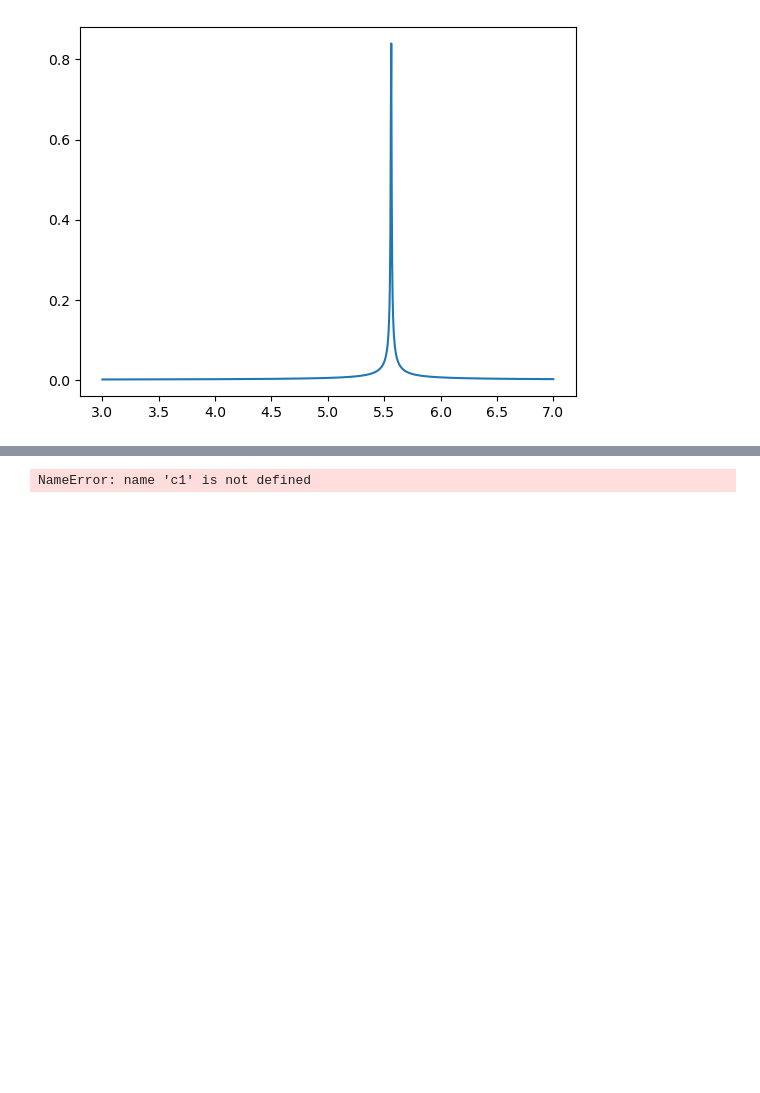
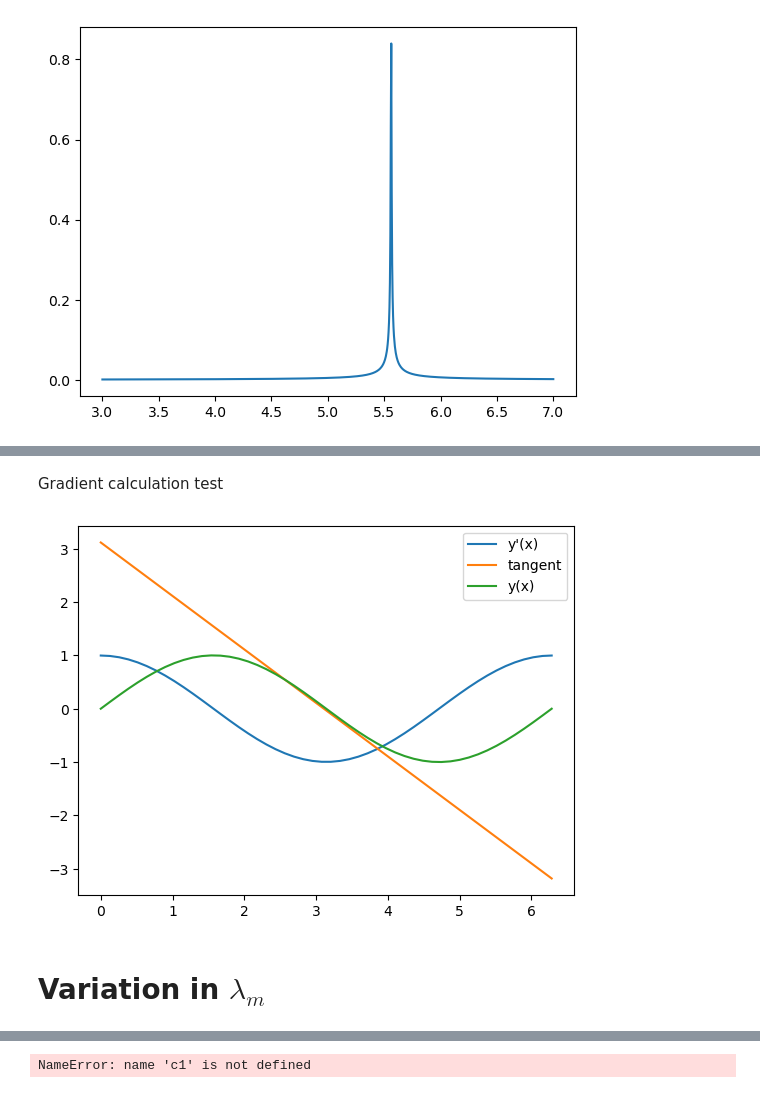
Before and after one commit to FazinHan/cavityCoupling, a Jupyter notebook: Purcelleffect.ipynb, the cells around one changed output, grey strips where cells are left out. Saved outputs shown, nothing was run; the diff lists cells and outputs as text; code cells hidden in the pictures; blank space fills up the shorter version.

```diff
--- a/Purcelleffect.ipynb
+++ b/Purcelleffect.ipynb
@@ -148,3 +148,18 @@ plt.show()
+# %% [markdown]
+Gradient calculation test
+# %%
+x = np.linspace(0,2*np.pi)
+y = np.sin(x)
+y_ = np.gradient(y,x[1]-x[0])
+plt.plot(x, y_,label="y'(x)")
+plt.plot(x, y[20]-1/y_[0]*(x-x[20]),label="tangent")
+plt.plot(x,y,label="y(x)")
+plt.legend()
+plt.show()
+# %% [output]
+[figure, added]
+# %% [markdown]
+# Variation in $\lambda_m$
 # %%
 import sympy as sp
 import numpy as np
```
Also changed, not shown: parts of 6 cells of this notebook, 33 other files.
